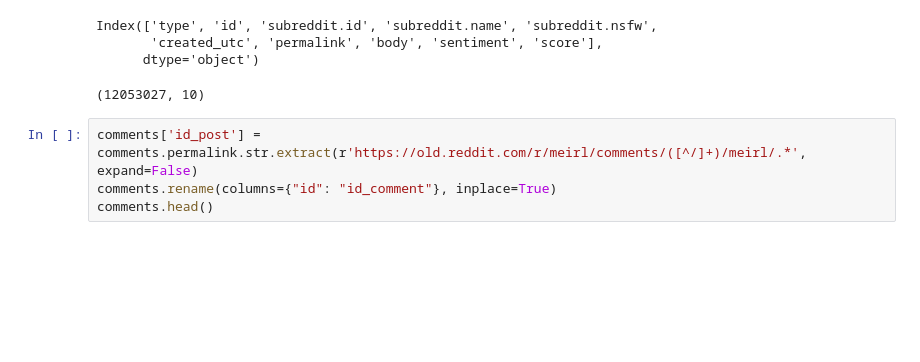
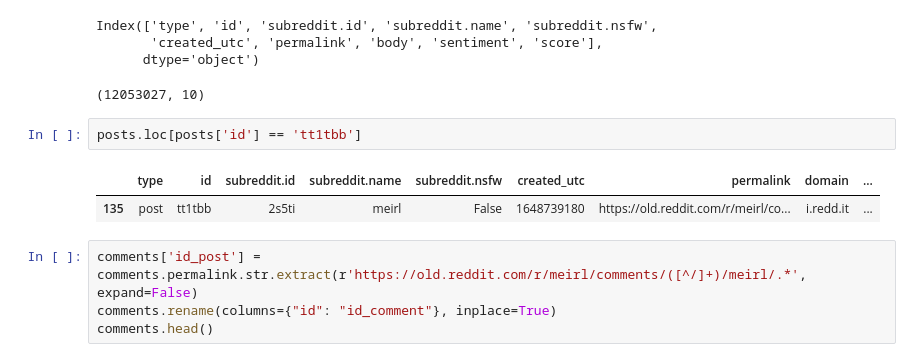
Before and after one commit to sankle/tp2-distribuidos, a Jupyter notebook: notebooks/extract-samples.ipynb, the cells around one changed output. Saved outputs shown, nothing was run; the diff lists cells and outputs as text; blank space fills up the shorter version.

```diff
--- a/notebooks/extract-samples.ipynb
+++ b/notebooks/extract-samples.ipynb
@@ -40,6 +40,11 @@ Index(['type', 'id', 'subreddit.id', 'subreddit.name', 'subreddit.nsfw',
        'created_utc', 'permalink', 'body', 'sentiment', 'score'],
       dtype='object')
 (12053027, 10)
+# %%
+posts.loc[posts['id'] == 'tt1tbb']
+# %% [output]
+|  | type | id | subreddit.id | subreddit.name | subreddit.nsfw | created_utc | permalink | domain | ... |
+| 135 | post | tt1tbb | 2s5ti | meirl | False | 1648739180 | https://old.reddit.com/r/meirl/co... | i.redd.it | ... |
 # %%
 comments['id_post'] = comments.permalink.str.extract(r'https://old.reddit.com/r/meirl/comments/([^/]+)/meirl/.*', expand=False)
 comments.rename(columns={"id": "id_comment"}, inplace=True)
```
Also changed, not shown: 17 other files.
